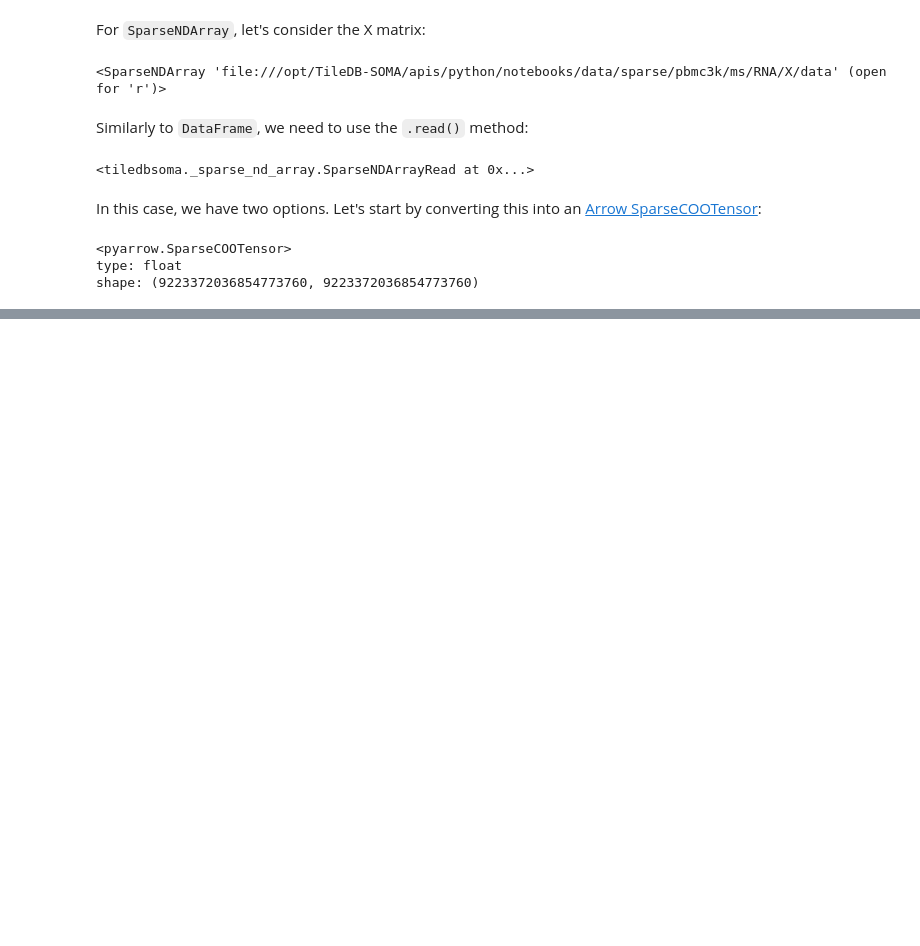
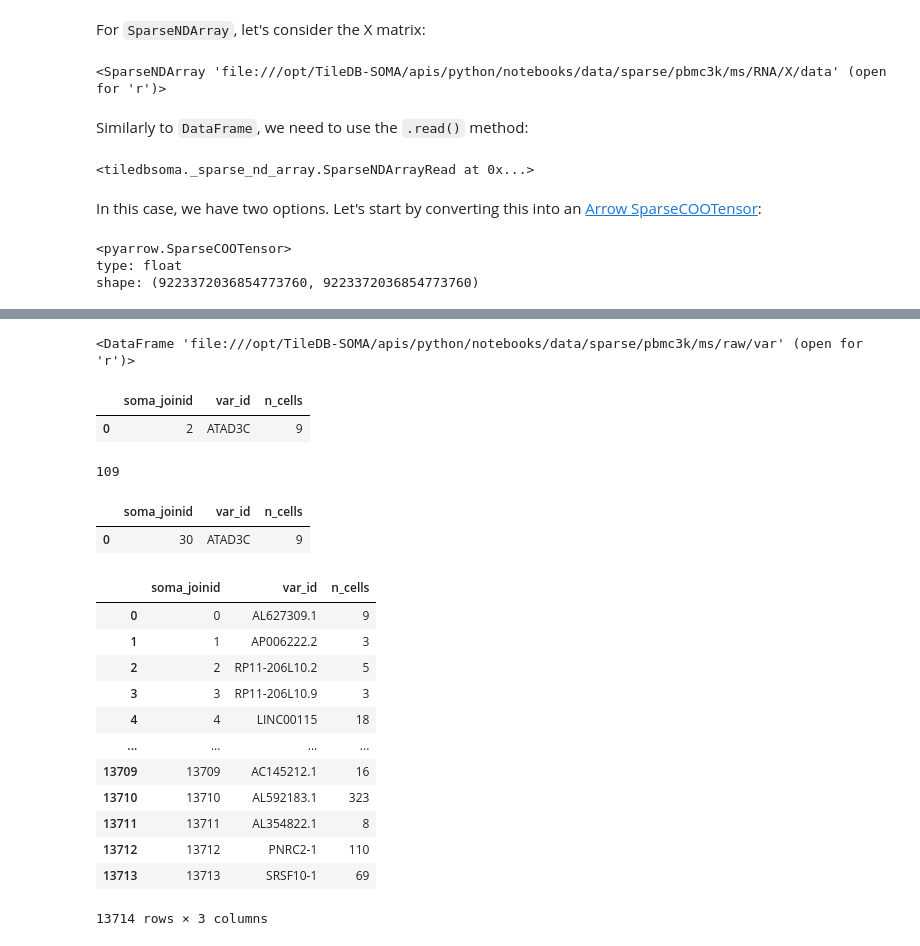
Before and after one commit to single-cell-data/TileDB-SOMA, a Jupyter notebook: apis/python/notebooks/tutorial_soma_reading.ipynb, the cells around one changed output, grey strips where cells are left out. Drawn from its saved outputs; the diff is of its cells as text; code cells hidden in the pictures; blank space fills up the shorter version.

Commit message:
SparseNDArray examples

```diff
--- a/apis/python/notebooks/tutorial_soma_reading.ipynb
+++ b/apis/python/notebooks/tutorial_soma_reading.ipynb
@@ -235,0 +408,37 @@ shape: (9223372036854773760, 9223372036854773760)
+# %%
+raw_var = experiment["ms"]["raw"].var
+raw_var
+# %% [output]
+<DataFrame 'file:///opt/TileDB-SOMA/apis/python/notebooks/data/sparse/pbmc3k/ms/raw/var' (open for 'r')>
+# %%
+var.read(value_filter="var_id == 'ATAD3C'").concat().to_pandas()
+# %% [output]
+|  | soma_joinid | var_id | n_cells |
+| 0 | 2 | ATAD3C | 9 |
+# %%
+experiment["ms"]["raw"].X["data"].read((slice(None), [13712])).coos().concat().to_scipy().nnz
+# %% [output]
+109
+# %%
+raw_var.read(value_filter="var_id == 'ATAD3C'").concat().to_pandas()
+# %% [output]
+|  | soma_joinid | var_id | n_cells |
+| 0 | 30 | ATAD3C | 9 |
+# %%
+raw_var = experiment["ms"]["raw"].var
+# %%
+raw_var.read().concat().to_pandas()
+# %% [output]
+|  | soma_joinid | var_id | n_cells |
+| 0 | 0 | AL627309.1 | 9 |
+| 1 | 1 | AP006222.2 | 3 |
+| 2 | 2 | RP11-206L10.2 | 5 |
+| 3 | 3 | RP11-206L10.9 | 3 |
+| 4 | 4 | LINC00115 | 18 |
+| ... | ... | ... | ... |
+| 13709 | 13709 | AC145212.1 | 16 |
+| 13710 | 13710 | AL592183.1 | 323 |
+| 13711 | 13711 | AL354822.1 | 8 |
+| 13712 | 13712 | PNRC2-1 | 110 |
+| 13713 | 13713 | SRSF10-1 | 69 |
+13714 rows × 3 columns
```
Also changed, not shown: parts of 31 cells of this notebook.
